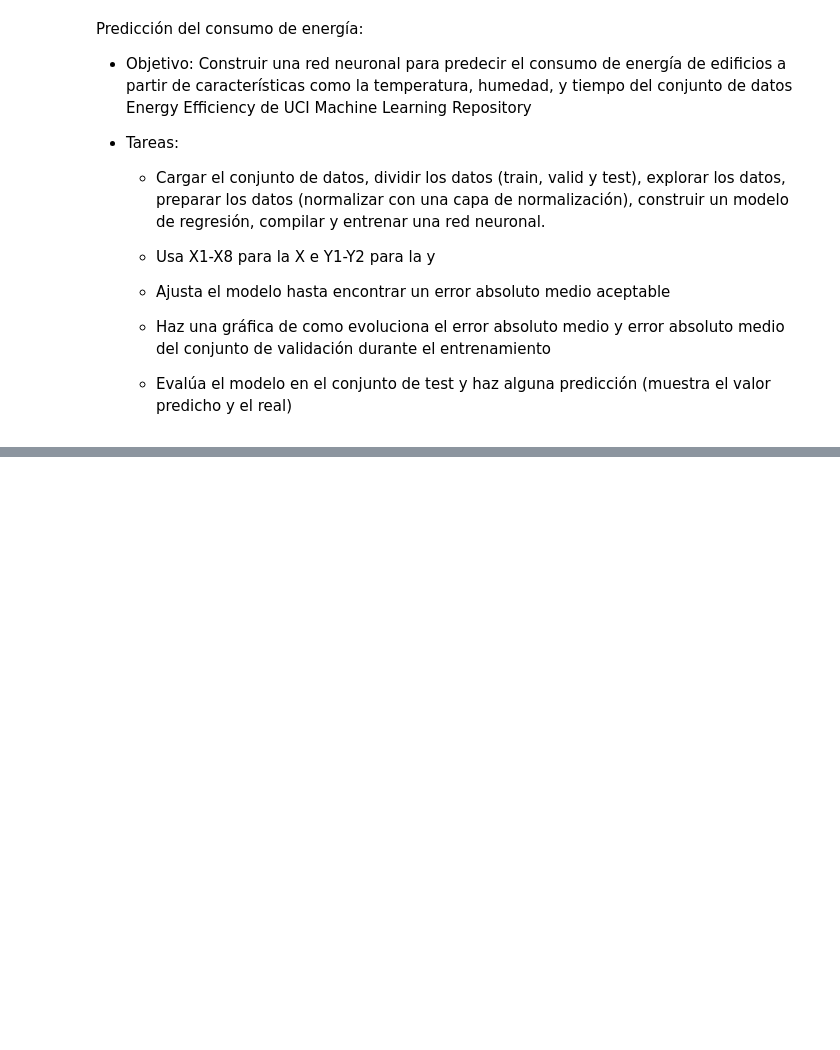
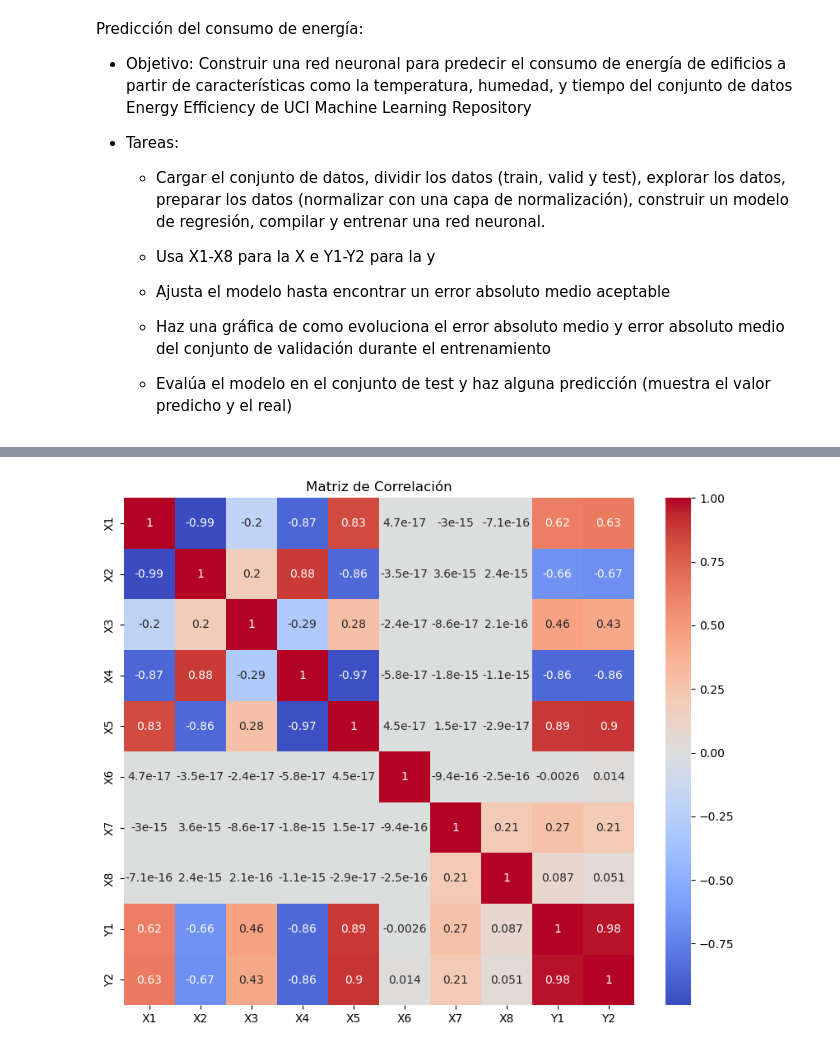
Before and after one commit to Mario-Lopez-Gonzalez/Python_clase, a Jupyter notebook: SAPA/Ejercicios/4_3Ejercicios.ipynb, the cells around one changed output, grey strips where cells are left out. Saved outputs shown, nothing was run; the diff lists cells and outputs as text; code cells hidden in the pictures; blank space fills up the shorter version.

```diff
--- a/SAPA/Ejercicios/4_3Ejercicios.ipynb
+++ b/SAPA/Ejercicios/4_3Ejercicios.ipynb
@@ -419,0 +463,13 @@ ImportError: Missing optional dependency 'openpyxl'.  Use pip or conda to instal
+# %%
+import seaborn as sns
+
+# Matriz de correlación
+correlation_matrix = data.corr()
+
+# Mapa de calor de correlación
+plt.figure(figsize=(10, 8))
+sns.heatmap(correlation_matrix, annot=True, cmap='coolwarm')
+plt.title('Matriz de Correlación')
+plt.show() # X6 y X8 tienen poca correlacion con las etiquetas, se podía probar a ver si el modelo rinde mejor sin ellos
+# %% [output]
+[figure, added]
```
Also changed, not shown: parts of 14 cells of this notebook.
